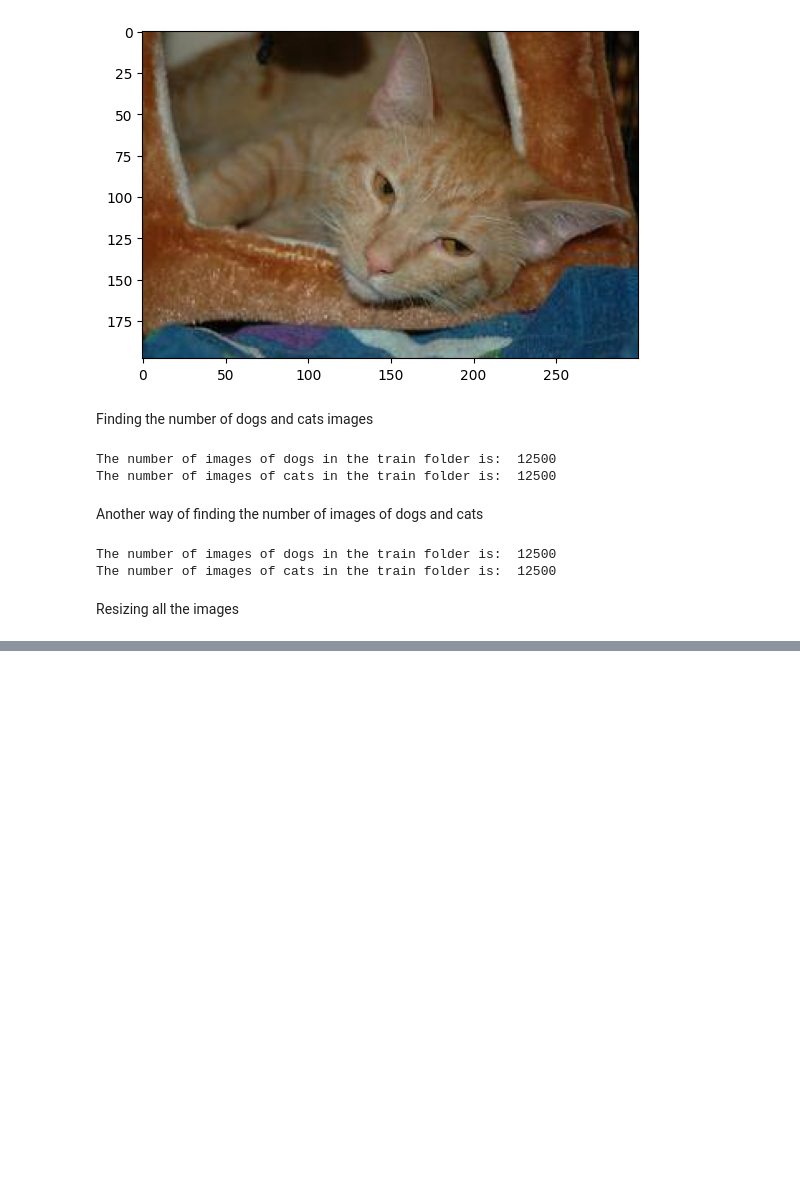
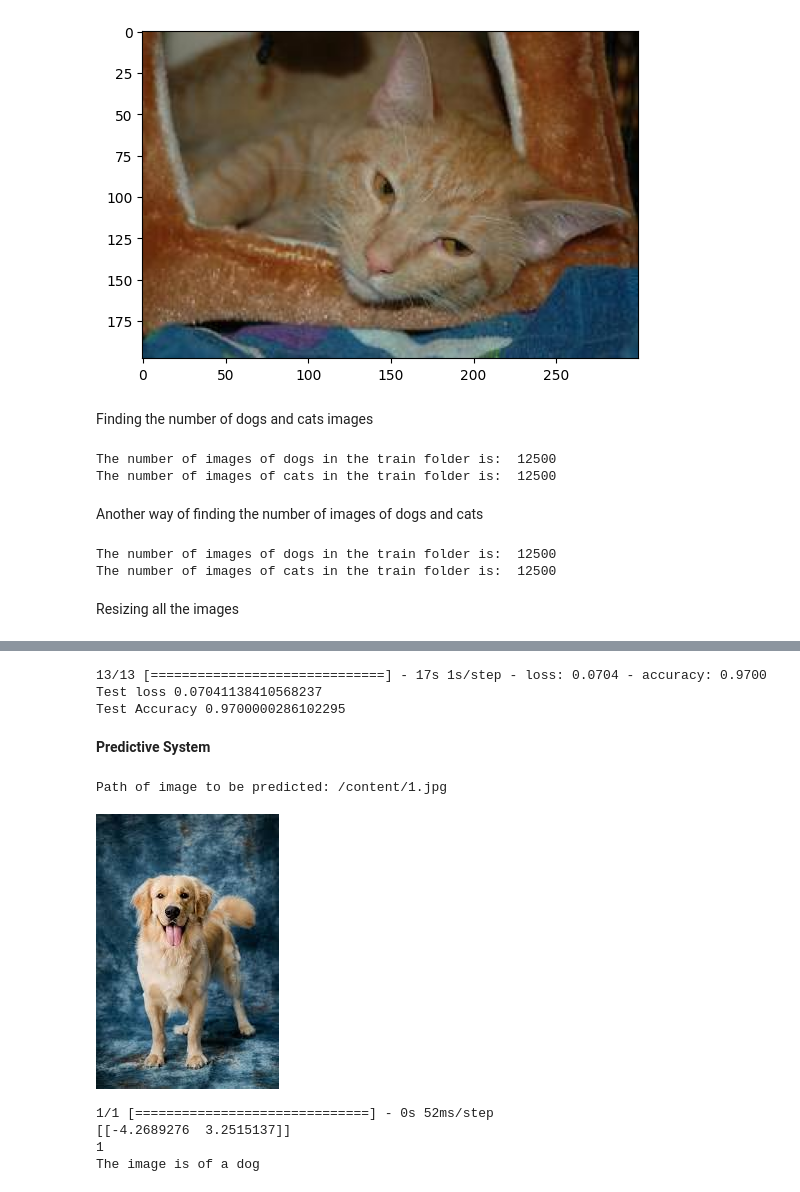
Before and after one commit to Abhishek3102/ML, a Jupyter notebook: Dogs_vs_Cats_Classification_using_Transfer_Learning.ipynb, the cells around one changed output, grey strips where cells are left out. Saved outputs shown, nothing was run; the diff lists cells and outputs as text; code cells hidden in the pictures; blank space fills up the shorter version.

```diff
--- a/Dogs_vs_Cats_Classification_using_Transfer_Learning.ipynb
+++ b/Dogs_vs_Cats_Classification_using_Transfer_Learning.ipynb
@@ -154,0 +283,12 @@ plt.imshow(resized_cat_image)
+# %%
+mobilenet_model = "https://www.kaggle.com/models/google/mobilenet-v2/TensorFlow2/tf2-preview-feature-vector/4"
+pretrained_model = hub.KerasLayer(mobilenet_model, input_shape=(224,224,3), trainable=False)
+# %%
+num_of_classes = 2
+
+model = tf.keras.Sequential([
+    pretrained_model,
+    tf.keras.layers.Dense(num_of_classes)
+])
+
+model.summary()
@@ -154,0 +309,6 @@ plt.imshow(resized_cat_image)
+# %%
+model.compile(optimizer='adam',
+              loss = tf.keras.losses.SparseCategoricalCrossentropy(from_logits=True),
+              metrics=['accuracy'])
+# %%
+model.fit(X_train_scaled, Y_train, epochs=5)
@@ -154,0 +327,40 @@ plt.imshow(resized_cat_image)
+# %%
+score, acc = model.evaluate(X_test_scaled, Y_test)
+print("Test loss", score)
+print("Test Accuracy", acc)
+# %% [output]
+13/13 [==============================] - 17s 1s/step - loss: 0.0704 - accuracy: 0.9700
+Test loss 0.07041138410568237
+Test Accuracy 0.9700000286102295
+# %% [markdown]
+**Predictive System**
+# %%
+input_image_path = input('Path of image to be predicted: ')
+input_image = cv2.imread(input_image_path)
+cv2_imshow(input_image)
+
+input_image_resize = cv2.resize(input_image, (224,224))
+
+input_image_rescaled = input_image_resize/255
+
+image_reshaped = np.reshape(input_image_rescaled, [1,224,224,3])
+
+input_prediction = model.predict(image_reshaped)
+
+print(input_prediction)
+
+input_pred_label = np.argmax(input_prediction)
+
+print(input_pred_label)
+
+if input_pred_label == 0:
+  print("The image is of a cat")
+else:
+  print("The image is of a dog")
+# %% [output]
+Path of image to be predicted: /content/1.jpg
+[figure, added]
+1/1 [==============================] - 0s 52ms/step
+[[-4.2689276  3.2515137]]
+1
+The image is of a dog
```
Also changed, not shown: parts of 28 cells of this notebook.
